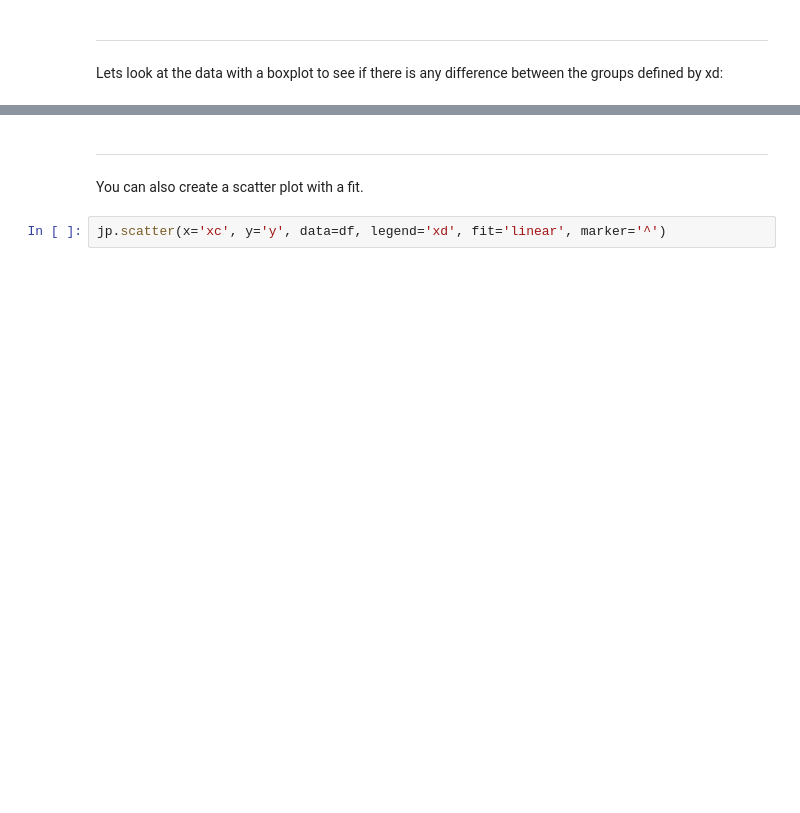
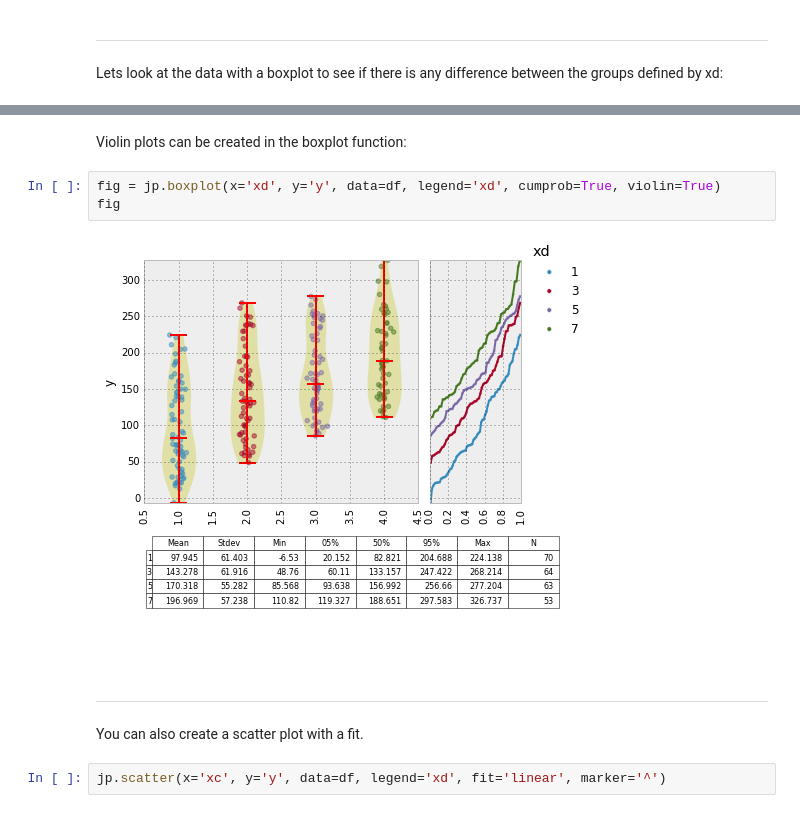
Before and after one commit to beltashazzer/jmpy, a Jupyter notebook: README.ipynb, the cells around one changed output, grey strips where cells are left out. Saved outputs shown, nothing was run; the diff lists cells and outputs as text; blank space fills up the shorter version.

```diff
--- a/README.ipynb
+++ b/README.ipynb
@@ -111,3 +112,10 @@ fig
+# %% [markdown]
+Violin plots can be created in the boxplot function:
+# %%
+fig = jp.boxplot(x='xd', y='y', data=df, legend='xd', cumprob=True, violin=True)
+fig
+# %% [output]
+[figure, added]
 # %% [markdown]
 ___
 <a id='scatter'></a>
```
Also changed, not shown: parts of 26 cells of this notebook, 20 other files.
